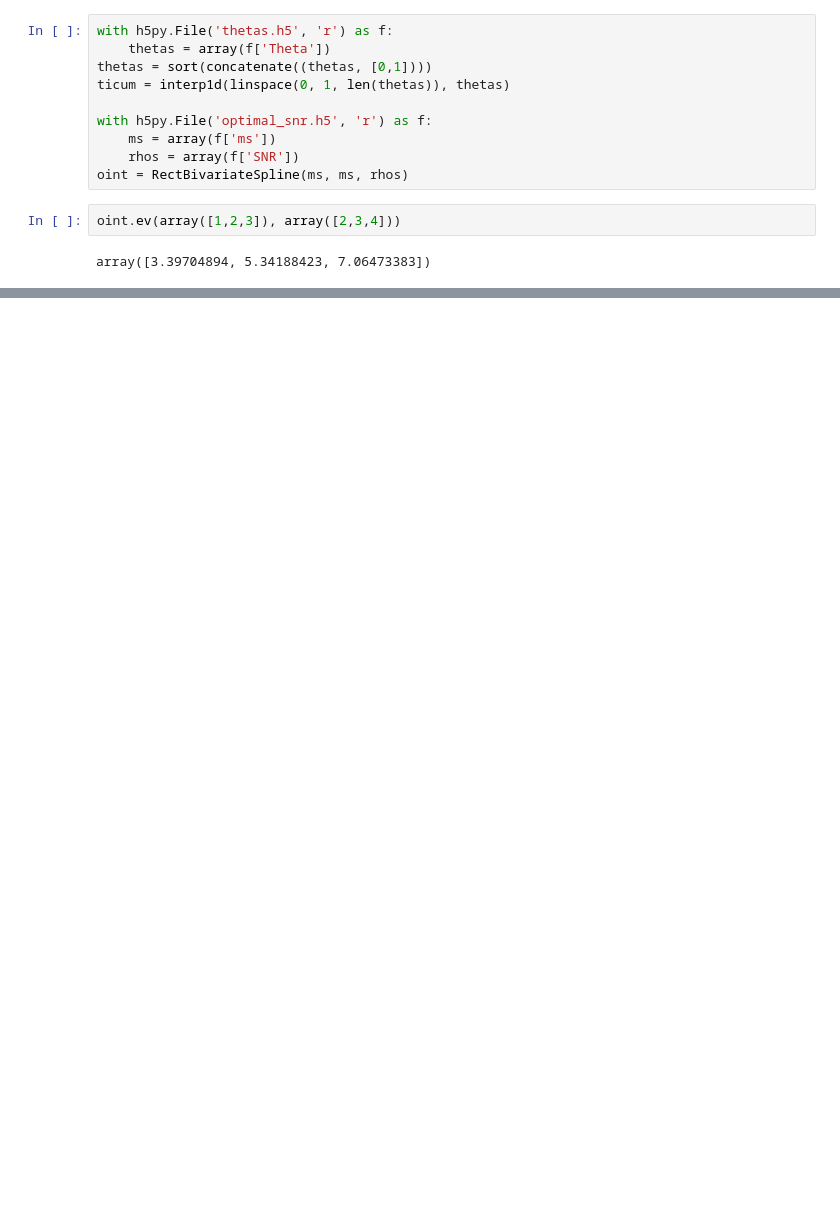
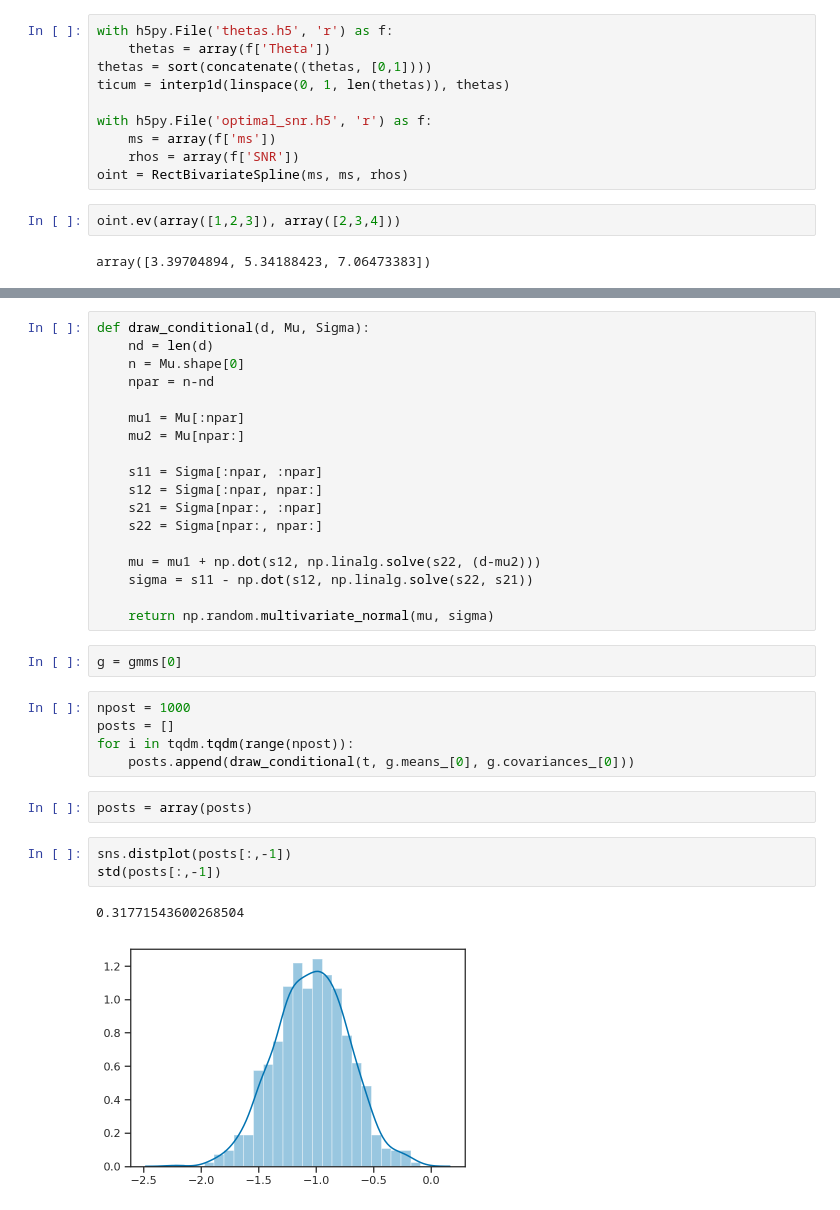
Before and after one commit to farr/PISNLineCosmography, a Jupyter notebook: LFI.ipynb, the cells around one changed output, grey strips where cells are left out. Cells and saved outputs as stored; diff of their text form; blank space fills up the shorter version.

```diff
--- a/LFI.ipynb
+++ b/LFI.ipynb
@@ -176,0 +292,33 @@ p0_1yr = array([0.5*100, 5.0, 40.0, 0.75, 0.0, 3.0, 0.1, 0.1, Planck15.H0.to(u.k
+# %%
+def draw_conditional(d, Mu, Sigma):
+    nd = len(d)
+    n = Mu.shape[0]
+    npar = n-nd
+
+    mu1 = Mu[:npar]
+    mu2 = Mu[npar:]
+
+    s11 = Sigma[:npar, :npar]
+    s12 = Sigma[:npar, npar:]
+    s21 = Sigma[npar:, :npar]
+    s22 = Sigma[npar:, npar:]
+
+    mu = mu1 + np.dot(s12, np.linalg.solve(s22, (d-mu2)))
+    sigma = s11 - np.dot(s12, np.linalg.solve(s22, s21))
+
+    return np.random.multivariate_normal(mu, sigma)
+# %%
+g = gmms[0]
+# %%
+npost = 1000
+posts = []
+for i in tqdm.tqdm(range(npost)):
+    posts.append(draw_conditional(t, g.means_[0], g.covariances_[0]))
+# %%
+posts = array(posts)
+# %%
+sns.distplot(posts[:,-1])
+std(posts[:,-1])
+# %% [output]
+0.31771543600268504
+[figure, added]
```
Also changed, not shown: parts of 23 cells of this notebook, 1 other file.
